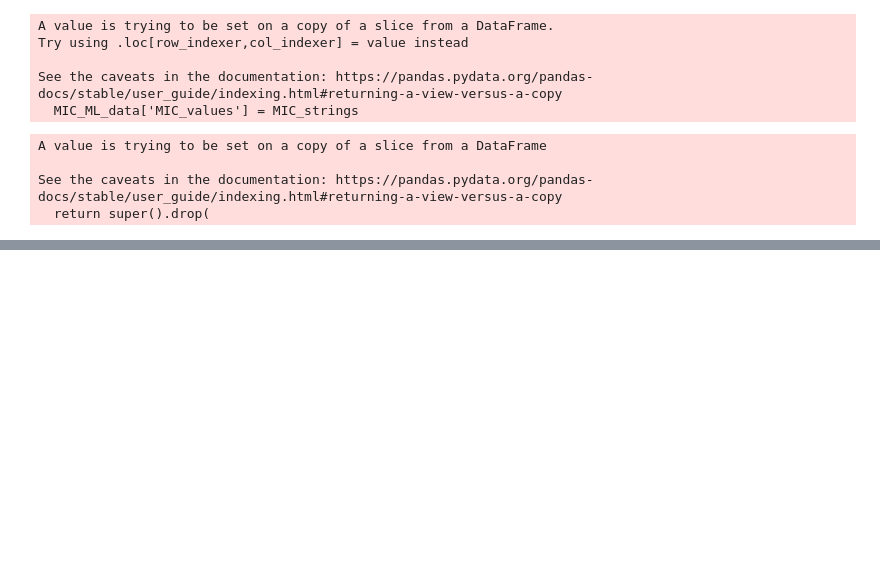
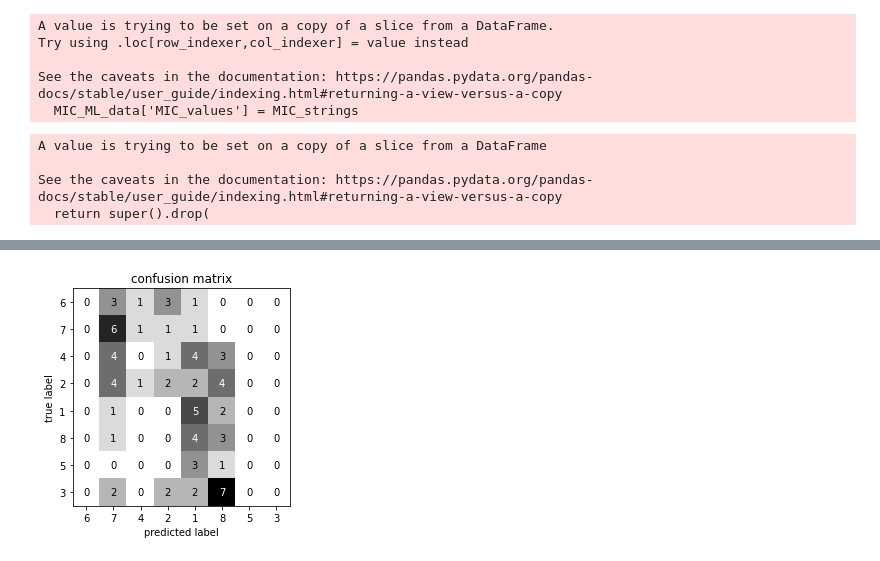
Before and after one commit to fowler-lab/Inh_resistance, a Jupyter notebook: Ordinalreg_notebook.ipynb, the cells around one changed output, grey strips where cells are left out. Saved outputs shown, nothing was run; the diff lists cells and outputs as text; code cells hidden in the pictures; blank space fills up the shorter version.

```diff
--- a/Ordinalreg_notebook.ipynb
+++ b/Ordinalreg_notebook.ipynb
@@ -249,0 +285,14 @@ weighted avg       0.71      0.72      0.71        75
+# %%
+ordinal_AT = m.LogisticAT(alpha = 10000)
+# %%
+#copy and fit classifier with best parameters from previous section
+ordinal = ordinal_AT
+ordinal.fit(X_train_nodup, y_train_nodup)
+
+predict = ordinal.predict(X_test_nodup)
+
+#generate confusion matrix
+from sklearn.metrics import confusion_matrix
+confusion = confusion_matrix(y_test_nodup, predict)
+
+print ('\n confusion matrix: \n', confusion)
@@ -249,0 +309,12 @@ weighted avg       0.71      0.72      0.71        75
+# %%
+#generate heatmap of confusion matrix for visualisation
+import mglearn
+
+target_names = y_train_nodup.unique().tolist()
+scores_image = mglearn.tools.heatmap(confusion, xlabel='predicted label',
+                                     ylabel='true label', xticklabels=target_names,
+                                     yticklabels=target_names, cmap=plt.cm.gray_r, fmt='%d')
+plt.title('confusion matrix')
+plt.gca().invert_yaxis()
+# %% [output]
+[figure, added]
```
Also changed, not shown: parts of 19 cells of this notebook.
